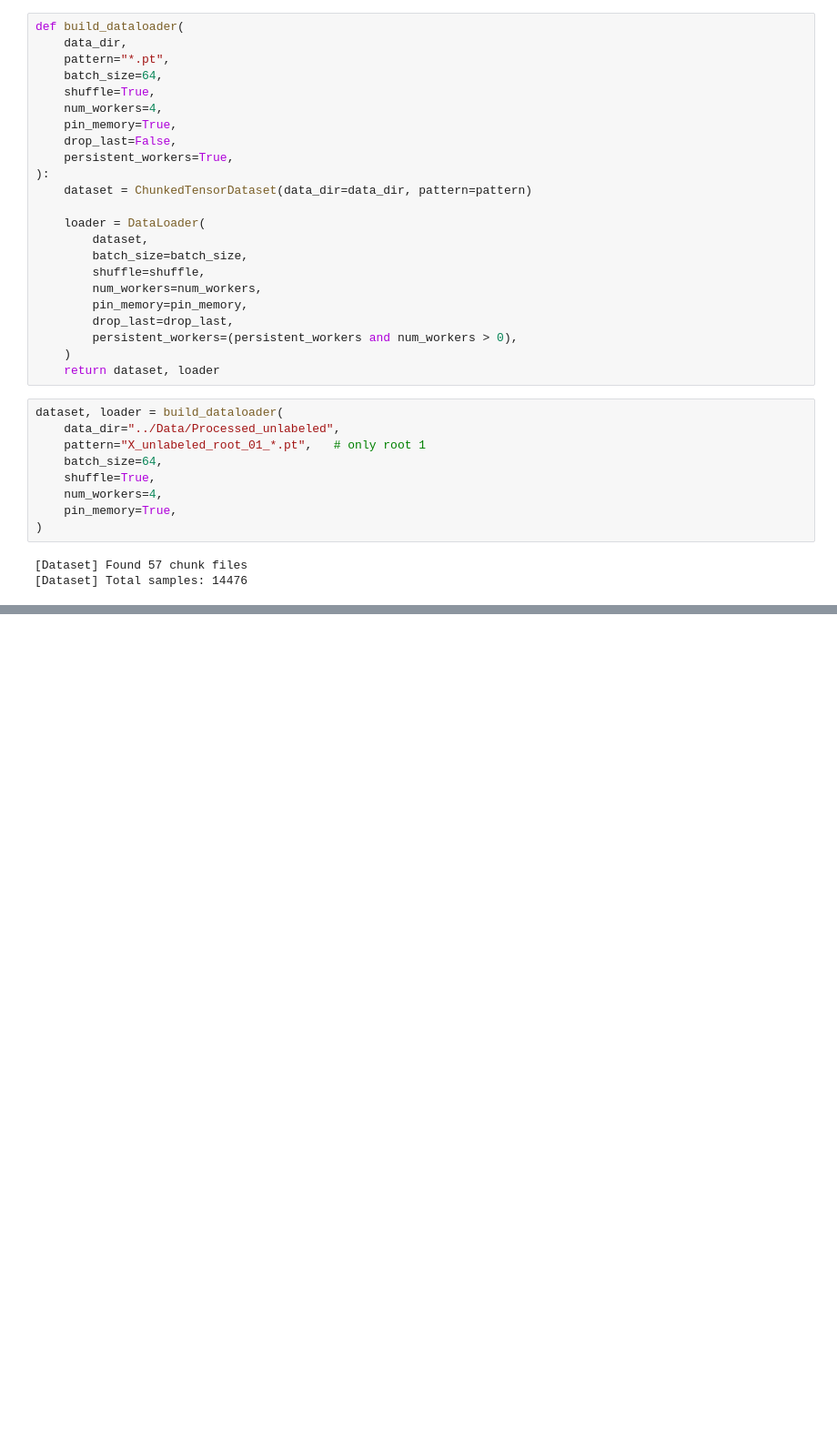
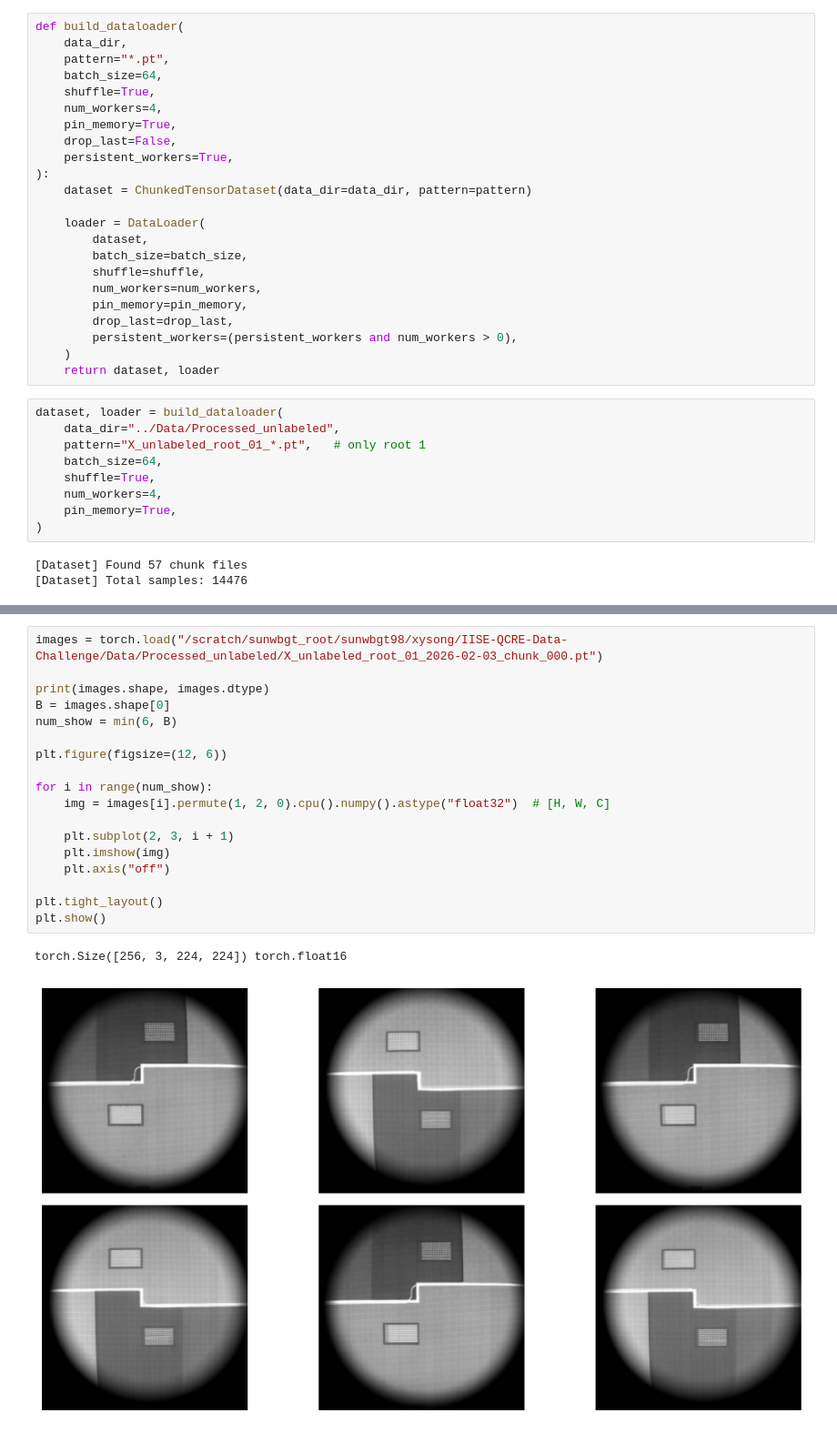
Before and after one commit to Xiaoyang-Song/IISE-QCRE-Data-Challenge, a Jupyter notebook: Notebook/data.ipynb, the cells around one changed output, grey strips where cells are left out. Shown at 91% size. Saved outputs shown, nothing was run; the diff lists cells and outputs as text; blank space fills up the shorter version.

Commit message:
Launch: data processing on all unlabeled dataset

```diff
--- a/Notebook/data.ipynb
+++ b/Notebook/data.ipynb
@@ -176,0 +175,21 @@ RuntimeError: DataLoader worker (pid(s) 2402902, 2402974, 2403094) exited unexpe
+# %%
+images = torch.load("/scratch/sunwbgt_root/sunwbgt98/xysong/IISE-QCRE-Data-Challenge/Data/Processed_unlabeled/X_unlabeled_root_01_2026-02-03_chunk_000.pt")
+
+print(images.shape, images.dtype)
+B = images.shape[0]
+num_show = min(6, B)
+
+plt.figure(figsize=(12, 6))
+
+for i in range(num_show):
+    img = images[i].permute(1, 2, 0).cpu().numpy().astype("float32")  # [H, W, C]
+
+    plt.subplot(2, 3, i + 1)
+    plt.imshow(img)
+    plt.axis("off")
+
+plt.tight_layout()
+plt.show()
+# %% [output]
+torch.Size([256, 3, 224, 224]) torch.float16
+[figure, added]
```
Also changed, not shown: parts of 1 cell of this notebook, 2 other files.
